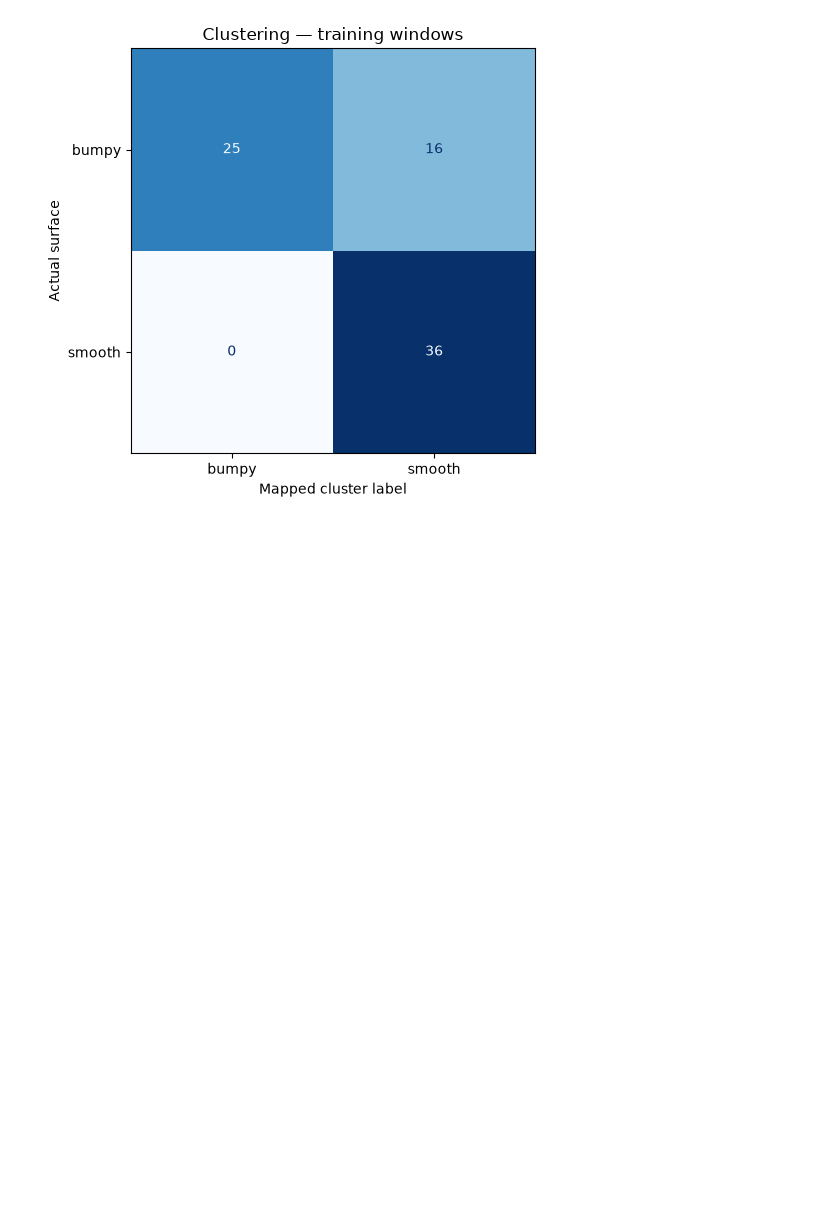
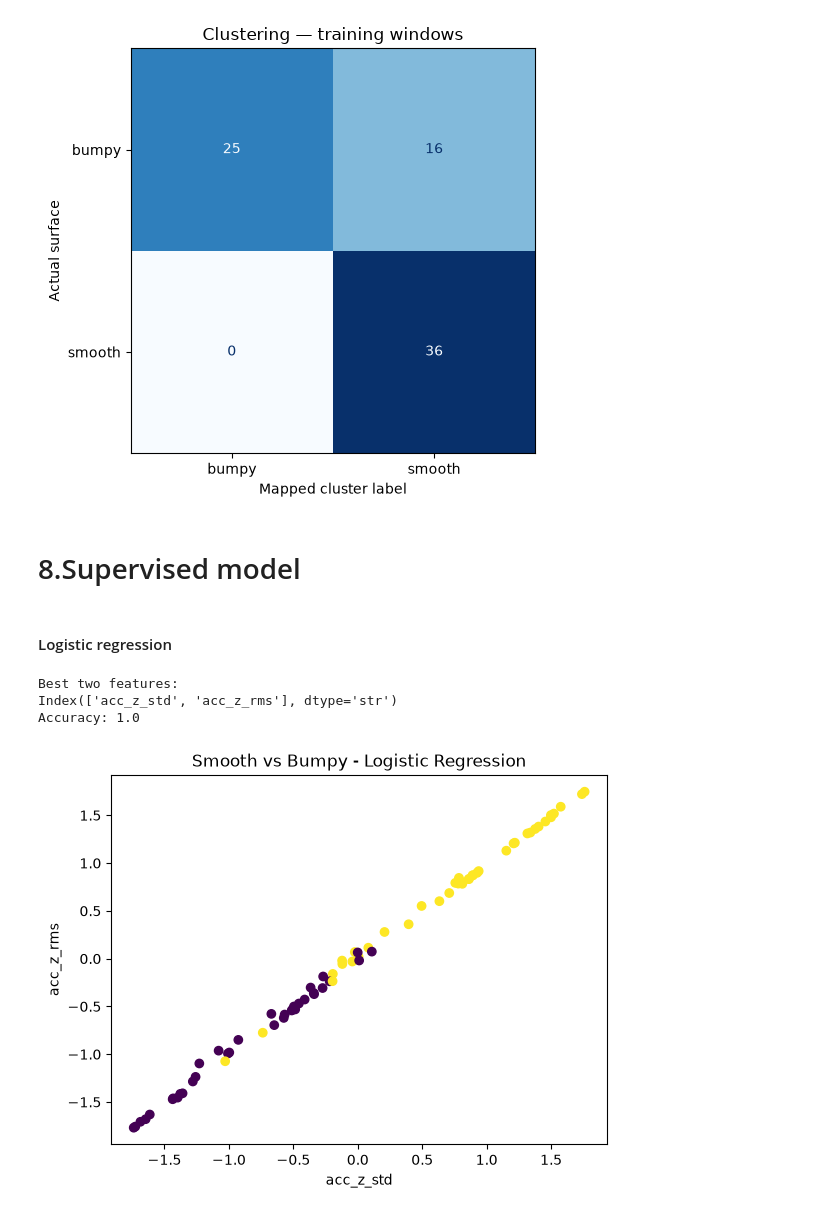
Before and after one commit to kostasparma/Machine_Learning_for_rides, a Jupyter notebook: group18_anna.ipynb, the cells around one changed output. Drawn from its saved outputs; the diff is of its cells as text; code cells hidden in the pictures; blank space fills up the shorter version.

Commit message:
Add logistic regression test

```diff
--- a/group18_anna.ipynb
+++ b/group18_anna.ipynb
@@ -892,8 +897,12 @@ Keep complete recordings together so overlapping windows cannot cross the traini
 # We keep complete recordings together.
 # These recordings will be used ONLY for the final test.
 test_recordings = [
-    "P03_B04",
-    "P03_S04"
+    "P02_B01",
+    "P02_B02",
+    "P01_B01",
+    "PO1_S01",
+    "P03_S03",
+    "P03_B03"
 ]
 
 # True for windows belonging to test recordings
@@ -2242,3 +2251,51 @@ gmm_accuracy, gmm_mapped_labels = evaluate_clustering(
 # %% [output]
 Training-window label-matched agreement: 79.2%
 [figure]
+# %% [markdown]
+# 8.Supervised model
+# %% [markdown]
+#### Logistic regression
+# %%
+# Choose the best 2 features from Mutual Information ranking
+best_two_features = X_train_scaled.columns[
+    feature_ranking[:2]
+]
+
+print("Best two features:")
+print(best_two_features)
+
+X_train_2 = X_train_scaled[best_two_features]
+X_test_2 = X_test_scaled[best_two_features]
+
+
+# Create and train Logistic Regression
+logR = LogisticRegression()
+
+logR.fit(X_train_2, y_train)
+
+
+# Predict test data
+y_pred = logR.predict(X_test_2)
+
+
+# Print accuracy
+print("Accuracy:", accuracy_score(y_test, y_pred))
+
+
+# Plot training data
+plt.scatter(
+    X_train_2[best_two_features[0]],
+    X_train_2[best_two_features[1]],
+    c=(y_train == "bumpy")
+)
+
+plt.xlabel(best_two_features[0])
+plt.ylabel(best_two_features[1])
+plt.title("Smooth vs Bumpy - Logistic Regression")
+
+plt.show()
+# %% [output]
+Best two features:
+Index(['acc_z_std', 'acc_z_rms'], dtype='str')
+Accuracy: 1.0
+[figure, added]
```
Also changed, not shown: parts of 14 cells of this notebook.
